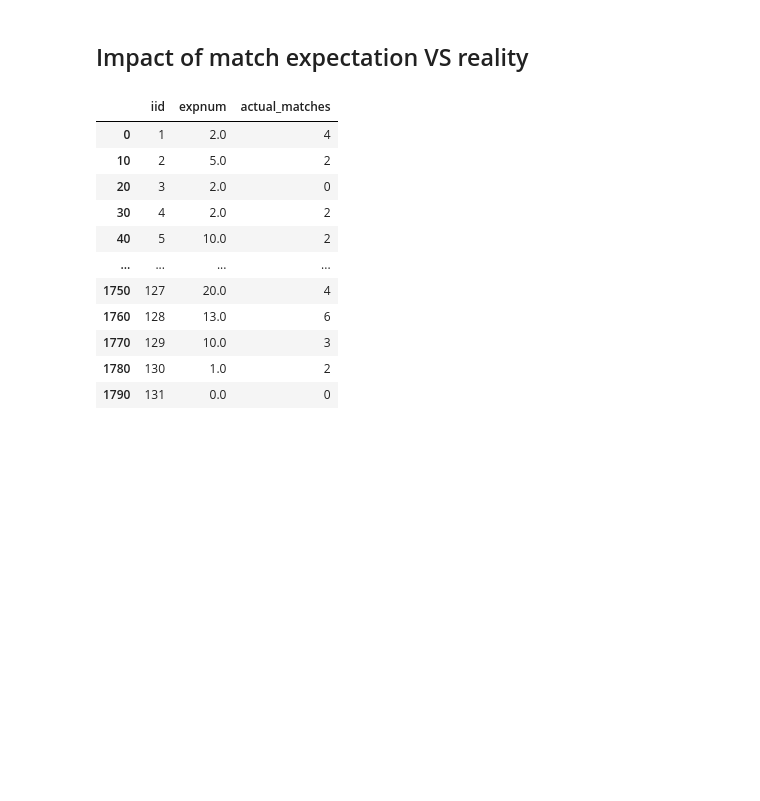
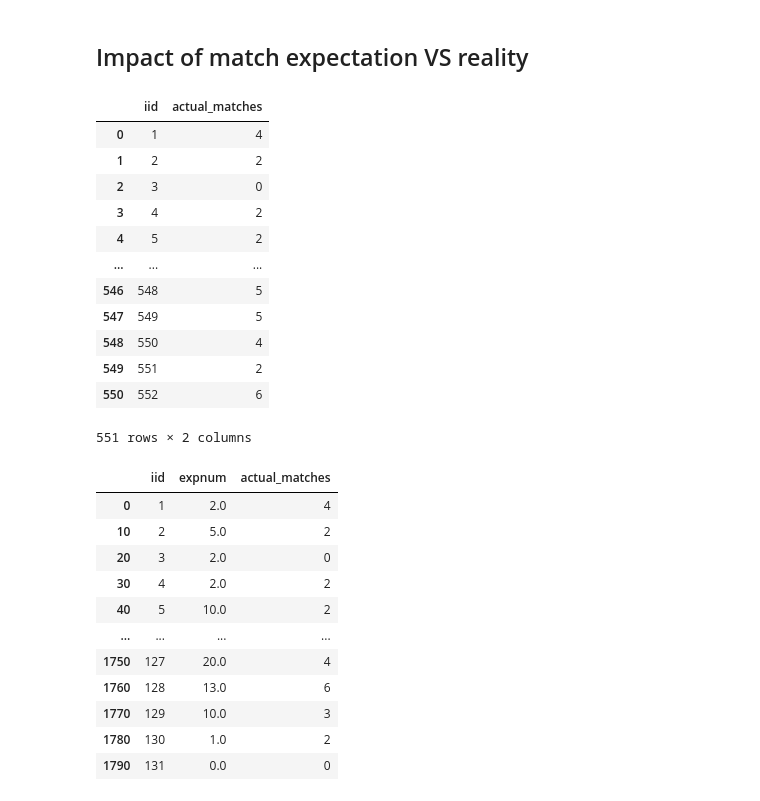
Before and after one commit to monolok/tinder, a Jupyter notebook: project1.ipynb, the cells around one changed output. Drawn from its saved outputs; the diff is of its cells as text; code cells hidden in the pictures; blank space fills up the shorter version.

```diff
--- a/project1.ipynb
+++ b/project1.ipynb
@@ -162,6 +148,22 @@ match_counts = df.groupby('iid')['match'].sum().reset_index(name='actual_matches
 
 # Merge with left join so we only keep the rows that were identified on the left with the one matching on right
 qu2 = pd.merge(qu2, match_counts, on='iid', how='left')
+# %%
+match_counts
+# %% [output]
+|  | iid | actual_matches |
+| 0 | 1 | 4 |
+| 1 | 2 | 2 |
+| 2 | 3 | 0 |
+| 3 | 4 | 2 |
+| 4 | 5 | 2 |
+| ... | ... | ... |
+| 546 | 548 | 5 |
+| 547 | 549 | 5 |
+| 548 | 550 | 4 |
+| 549 | 551 | 2 |
+| 550 | 552 | 6 |
+551 rows × 2 columns
 # %%
 # Since 'expnum' is the same for all rows of the same participant, we'll drop duplicates
 qu2 = qu2[['iid', 'expnum', 'actual_matches']].drop_duplicates()
```
Also changed, not shown: parts of 21 cells of this notebook, 1 other file.
